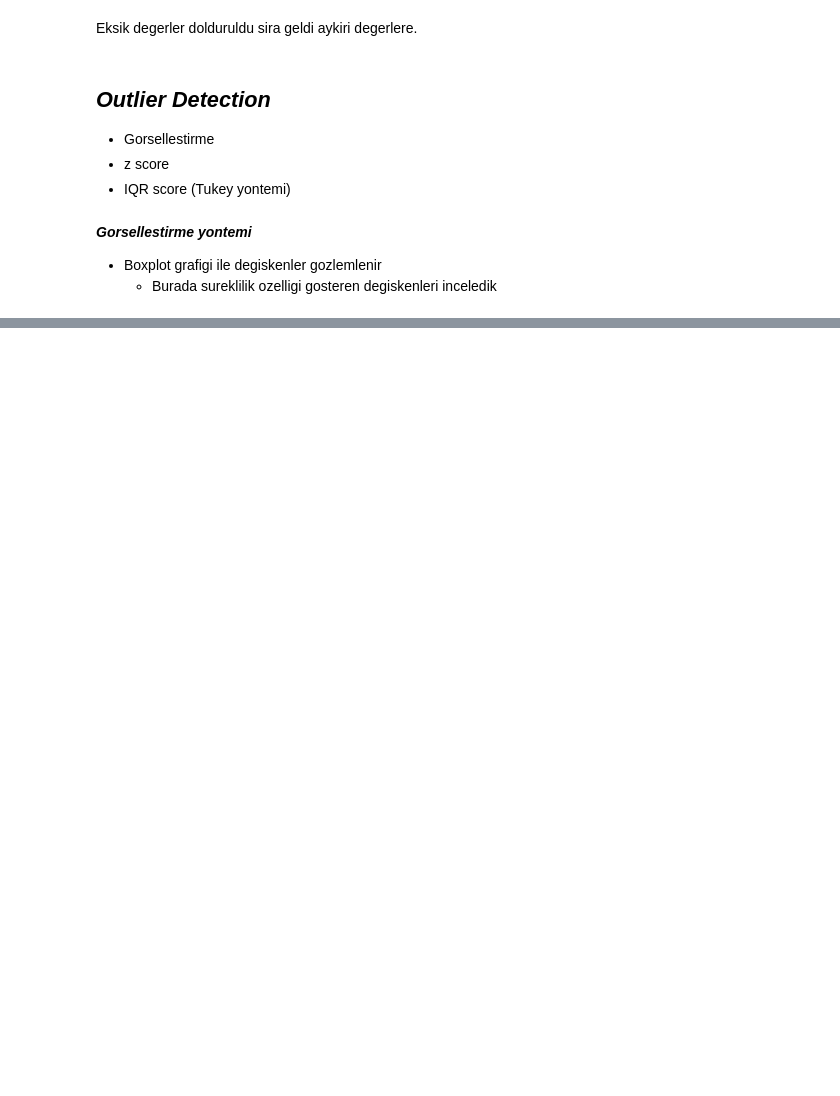
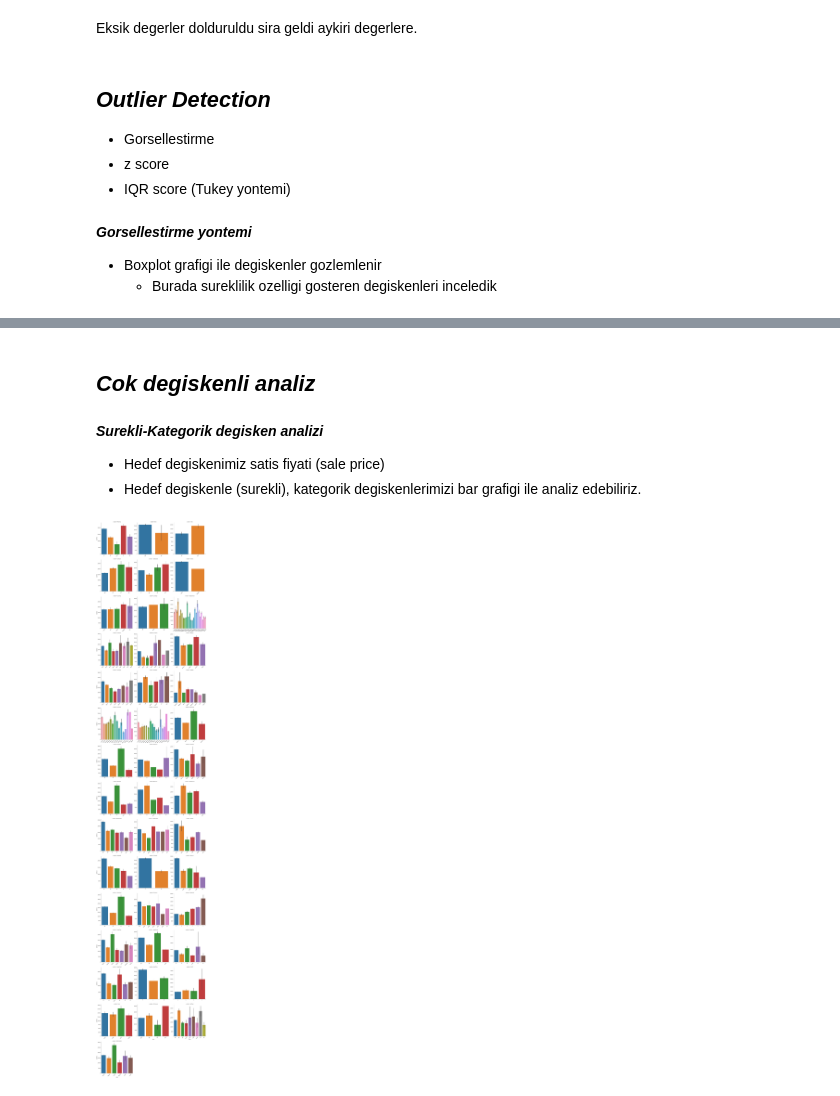
Before and after one commit to ahmetpergamum/datascience, a Jupyter notebook: 04_eda_project_house_prices/eda_house_prices.ipynb, the cells around one changed output, grey strips where cells are left out. Drawn from its saved outputs; the diff is of its cells as text; code cells hidden in the pictures; blank space fills up the shorter version.

```diff
--- a/04_eda_project_house_prices/eda_house_prices.ipynb
+++ b/04_eda_project_house_prices/eda_house_prices.ipynb
@@ -316,0 +497,22 @@ plt.show()
+# %% [markdown]
+## ***Cok degiskenli analiz***
+# %% [markdown]
+***Surekli-Kategorik degisken analizi***
+- Hedef degiskenimiz satis fiyati (sale price)
+- Hedef degiskenle (surekli), kategorik degiskenlerimizi bar grafigi ile analiz edebiliriz.
+# %%
+# barplot fonksiyonu tanimlandi
+# fonksiyon icnide xticks rotasyon uygulandi
+def barplot(x, y, **kwargs):
+    sns.barplot(x=x, y=y)
+    x=plt.xticks(rotation=45)
+
+# melt metodu belli bir sutunu(hedef degisken olabilir bu) id degiskeni yapar(id_vars),
+# diger sutun(lari) satirlara alt alta ekler(value_vars) ve yeni bir dataframe olusturur
+# boylece hedef degiskenin diger degiskenlerle iliskisini ortaya cikarabiliriz
+f = pd.melt(house_prices_clean, id_vars=['SalePrice'], value_vars=qualitative)
+f
+g = sns.FacetGrid(f, col="variable",  col_wrap=3, sharex=False, sharey=False, size=7)
+g = g.map(barplot, "value", "SalePrice")
+# %% [output]
+[figure, added]
```
Also changed, not shown: parts of 26 cells of this notebook, 1 other file.
